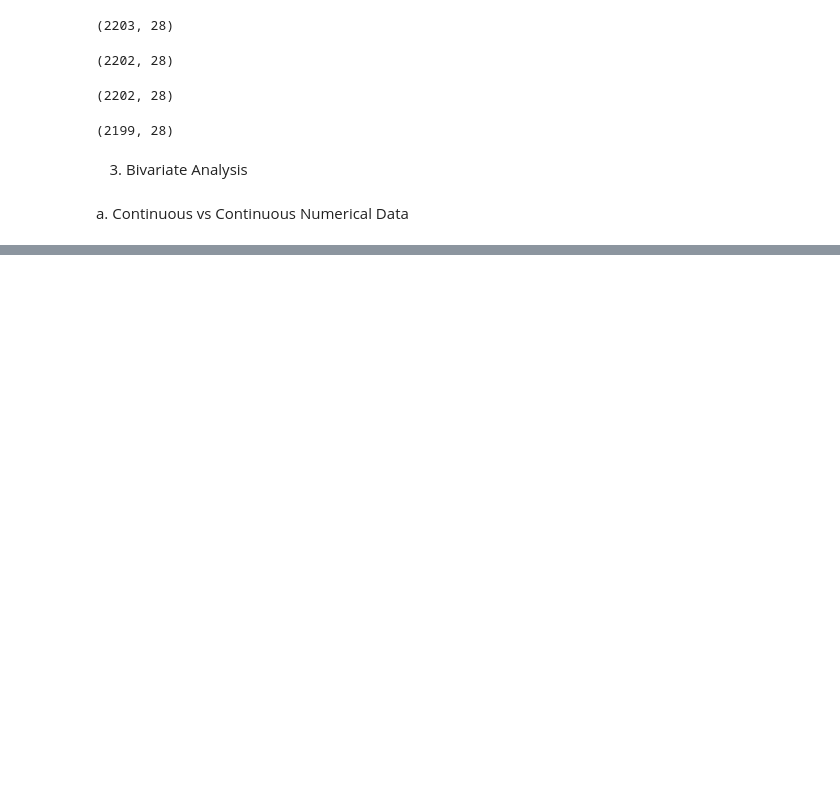
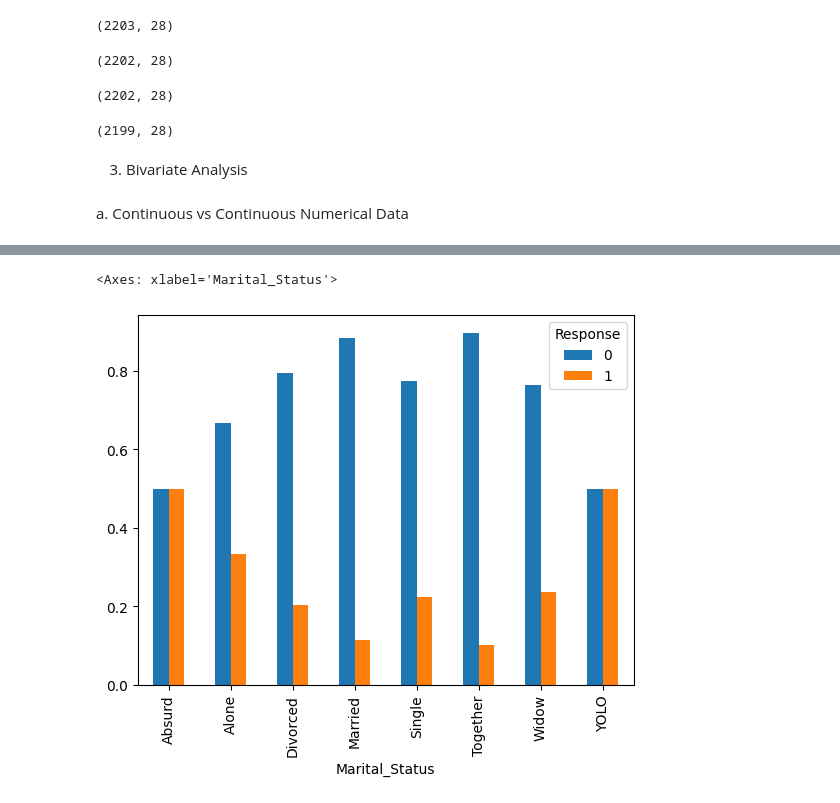
Before and after one commit to Tolash123/Machine_learning_and_Deep_learning, a Jupyter notebook: Module2-python for Data Analysis/7. Case Study - Marketing Campaigns(EDA)/marketing_campaigns.ipynb, the cells around one changed output, grey strips where cells are left out. Saved outputs shown, nothing was run; the diff lists cells and outputs as text; code cells hidden in the pictures; blank space fills up the shorter version.

```diff
--- a/Module2-python for Data Analysis/7. Case Study - Marketing Campaigns(EDA)/marketing_campaigns.ipynb
+++ b/Module2-python for Data Analysis/7. Case Study - Marketing Campaigns(EDA)/marketing_campaigns.ipynb
@@ -356,0 +518,6 @@ a. Continuous vs Continuous Numerical Data
+# %%
+tab = pd.crosstab(df['Marital_Status'], df['Response'], normalize='index')
+tab.plot(kind='bar')
+# %% [output]
+<Axes: xlabel='Marital_Status'>
+[figure, added]
```
Also changed, not shown: parts of 22 cells of this notebook.
